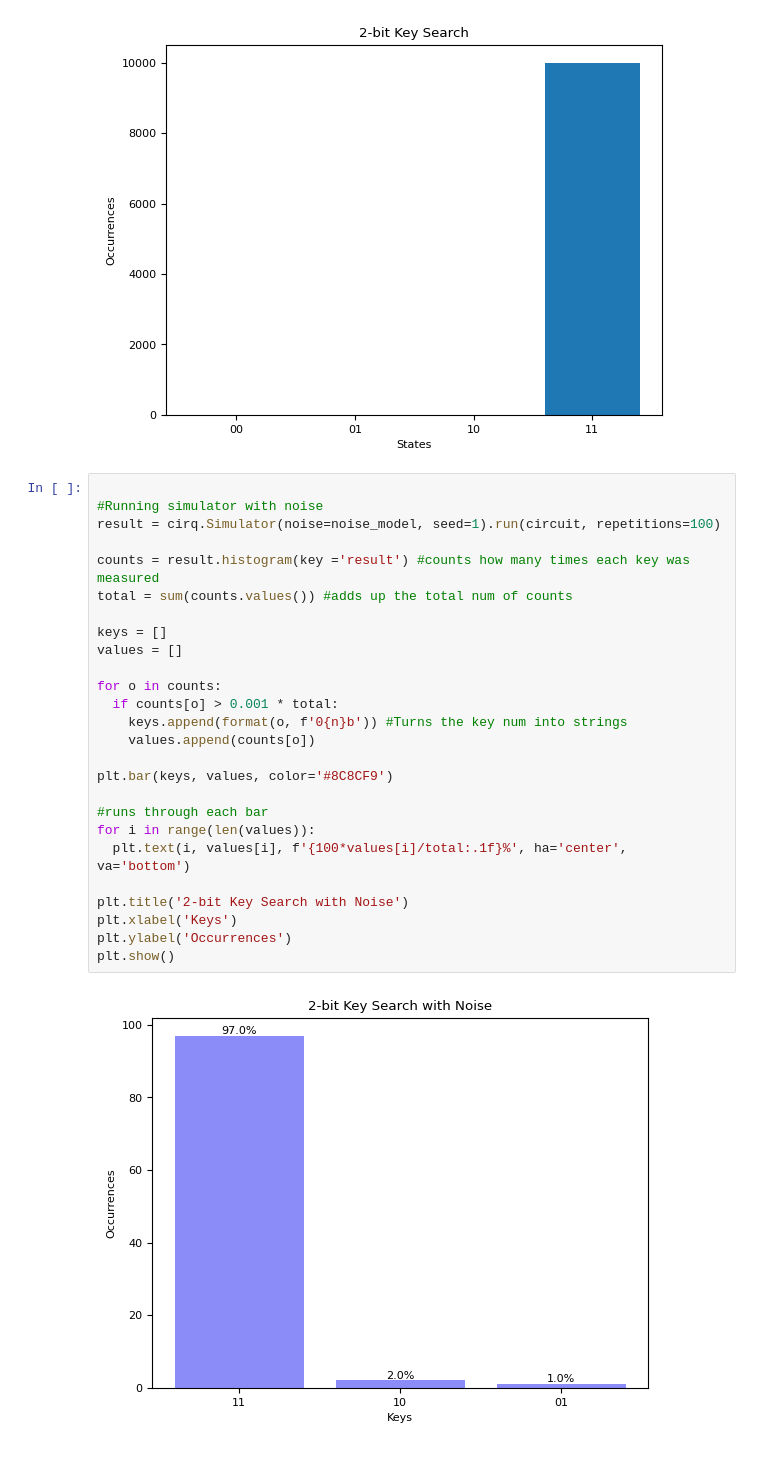
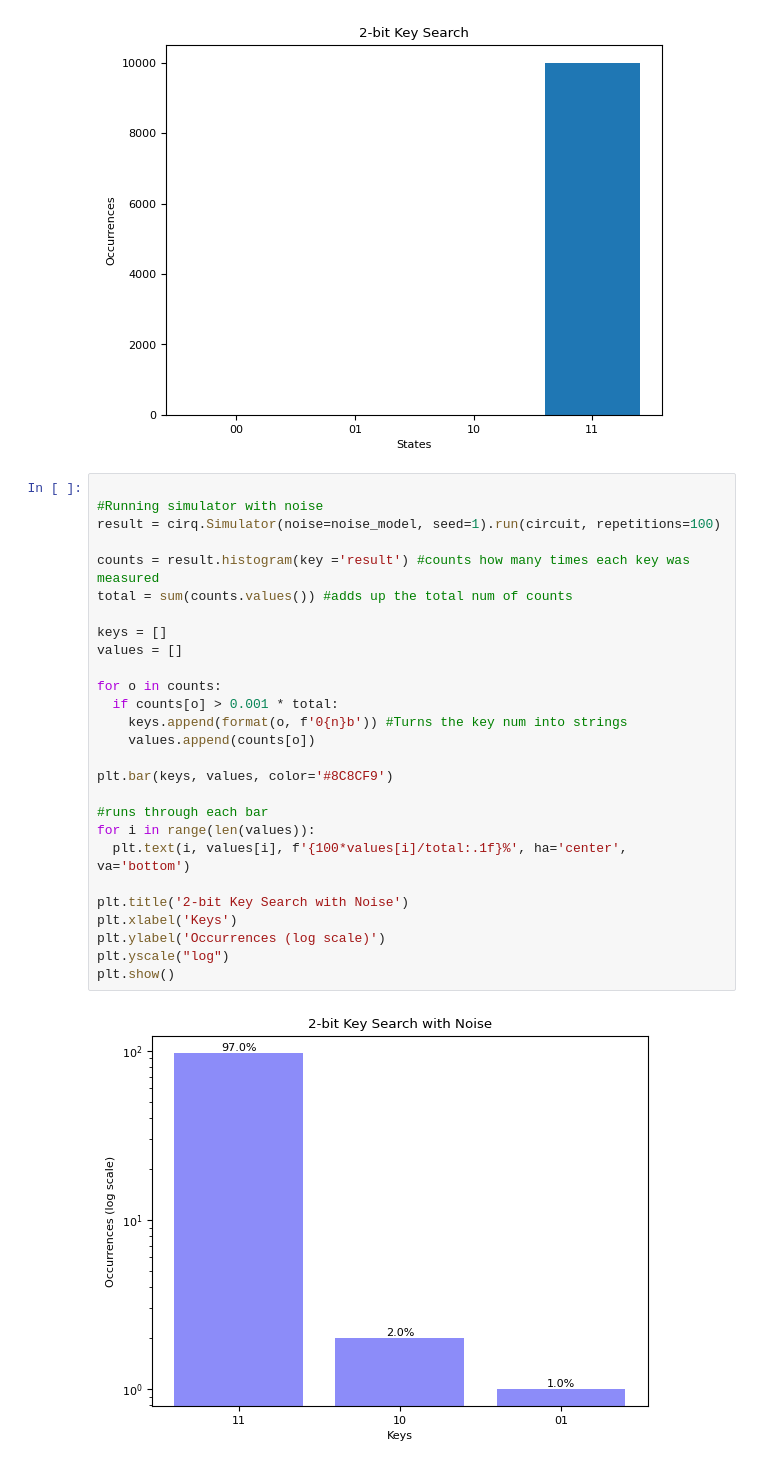
Before and after one commit to rushanh1/Quantum-Networks-Quantum-Circuits, a Jupyter notebook: quantum_brute_force_key_search.ipynb, the cells around one changed output. Drawn from its saved outputs; the diff is of its cells as text.

Commit message:
Fixed the Histogram to show logs

```diff
--- a/quantum_brute_force_key_search.ipynb
+++ b/quantum_brute_force_key_search.ipynb
@@ -136,28 +136,29 @@ plt.show()
 # %%
 
 #Running simulator with noise
 result = cirq.Simulator(noise=noise_model, seed=1).run(circuit, repetitions=100)
 
 counts = result.histogram(key ='result') #counts how many times each key was measured
 total = sum(counts.values()) #adds up the total num of counts
 
 keys = []
 values = []
 
 for o in counts:
   if counts[o] > 0.001 * total:
     keys.append(format(o, f'0{n}b')) #Turns the key num into strings
     values.append(counts[o])
 
 plt.bar(keys, values, color='#8C8CF9')
 
 #runs through each bar
 for i in range(len(values)):
   plt.text(i, values[i], f'{100*values[i]/total:.1f}%', ha='center', va='bottom')
 
 plt.title('2-bit Key Search with Noise')
 plt.xlabel('Keys')
-plt.ylabel('Occurrences')
+plt.ylabel('Occurrences (log scale)')
+plt.yscale("log")
 plt.show()
 # %% [output]
-[figure, old version]
+[figure, new version]
```
